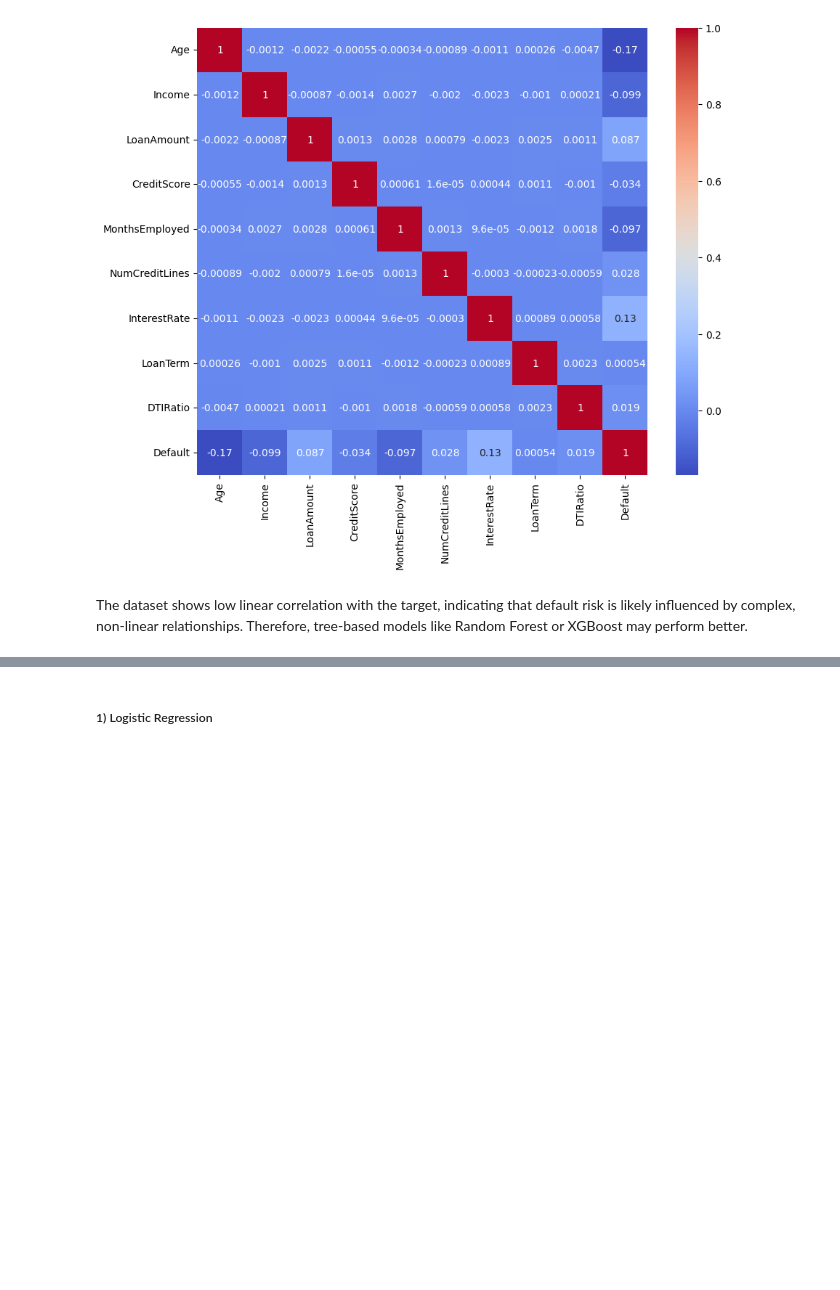
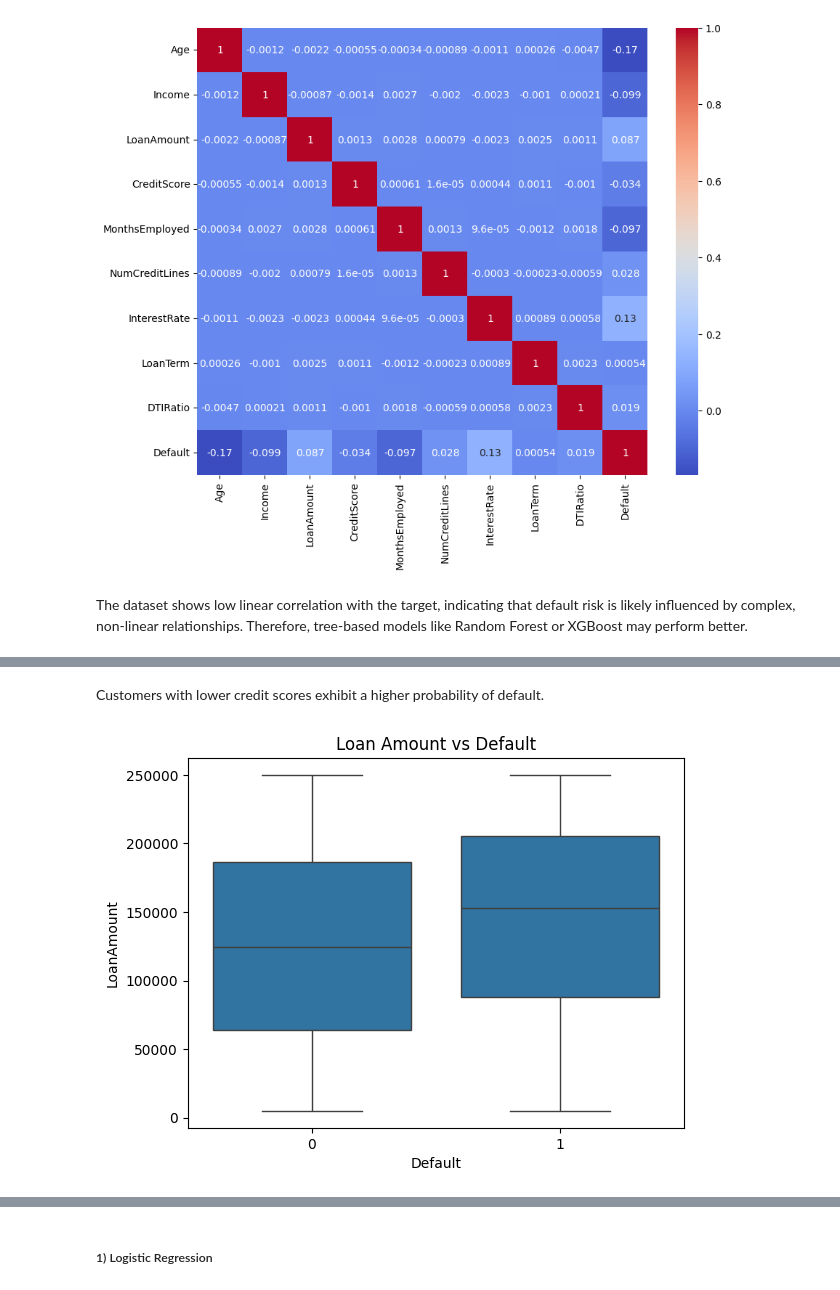
Before and after one commit to himanshu-uike/Credit-Risk-Prediction, a Jupyter notebook: credit_risk.ipynb, the cells around one changed output, grey strips where cells are left out. Saved outputs shown, nothing was run; the diff lists cells and outputs as text; code cells hidden in the pictures; blank space fills up the shorter version.

```diff
--- a/credit_risk.ipynb
+++ b/credit_risk.ipynb
@@ -105,0 +130,8 @@ The dataset shows low linear correlation with the target, indicating that defaul
+# %% [markdown]
+Customers with lower credit scores exhibit a higher probability of default.
+# %%
+sns.boxplot(x='Default', y='LoanAmount', data=df)
+plt.title("Loan Amount vs Default")
+plt.show()
+# %% [output]
+[figure, added]
```
Also changed, not shown: parts of 17 cells of this notebook.
